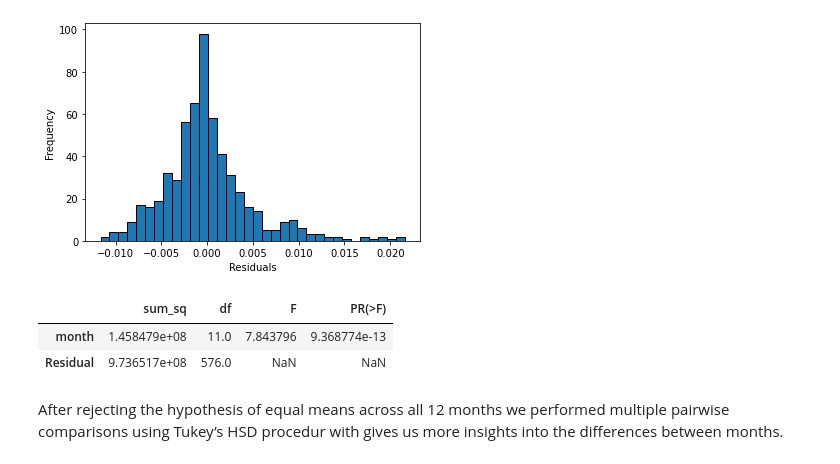
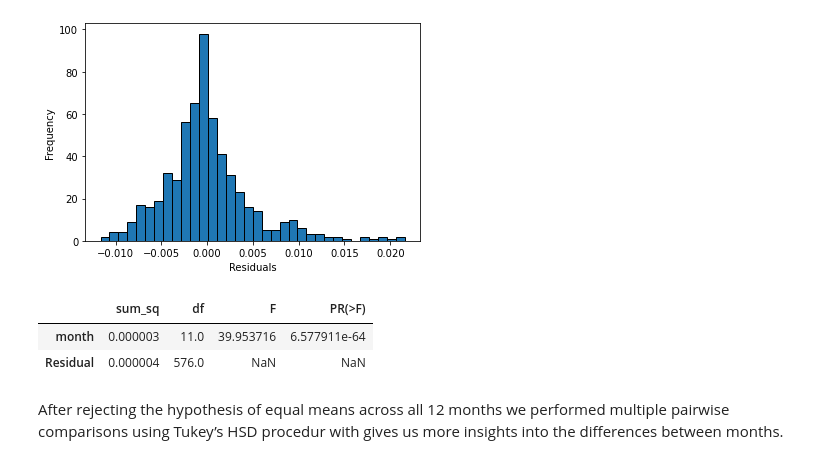
Before and after one commit to thibtd/covid_19_MDA, a Jupyter notebook: mda_covid_011.ipynb, the cells around one changed output. Saved outputs shown, nothing was run; the diff lists cells and outputs as text; code cells hidden in the pictures.

```diff
--- a/mda_covid_011.ipynb
+++ b/mda_covid_011.ipynb
@@ -649,12 +673,12 @@ plt.show()
 [figure]
 # %%
 model_deaths = ols('monthly_death_ratio ~ month', data=tempdf_deaths).fit()
-anova_table = sm.stats.anova_lm(model, typ=2)
+anova_table = sm.stats.anova_lm(model_deaths, typ=2)
 anova_table
 # %% [output]
 |  | sum_sq | df | F | PR(>F) |
-| month | 1.458479e+08 | 11.0 | 7.843796 | 9.368774e-13 |
-| Residual | 9.736517e+08 | 576.0 | NaN | NaN |
+| month | 0.000003 | 11.0 | 39.953716 | 6.577911e-64 |
+| Residual | 0.000004 | 576.0 | NaN | NaN |
 # %% [markdown]
 After rejecting the hypothesis of equal means across all 12 months we performed multiple pairwise comparisons using Tukey’s HSD procedur with gives us more insights into the differences between months.
 # %%
```
Also changed, not shown: parts of 16 cells of this notebook.
